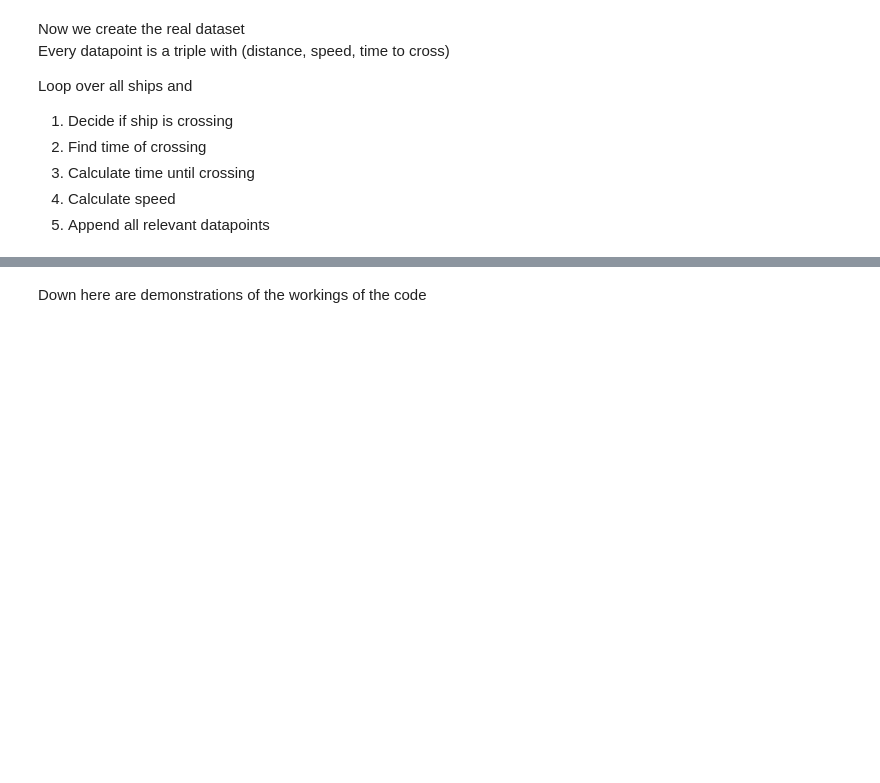
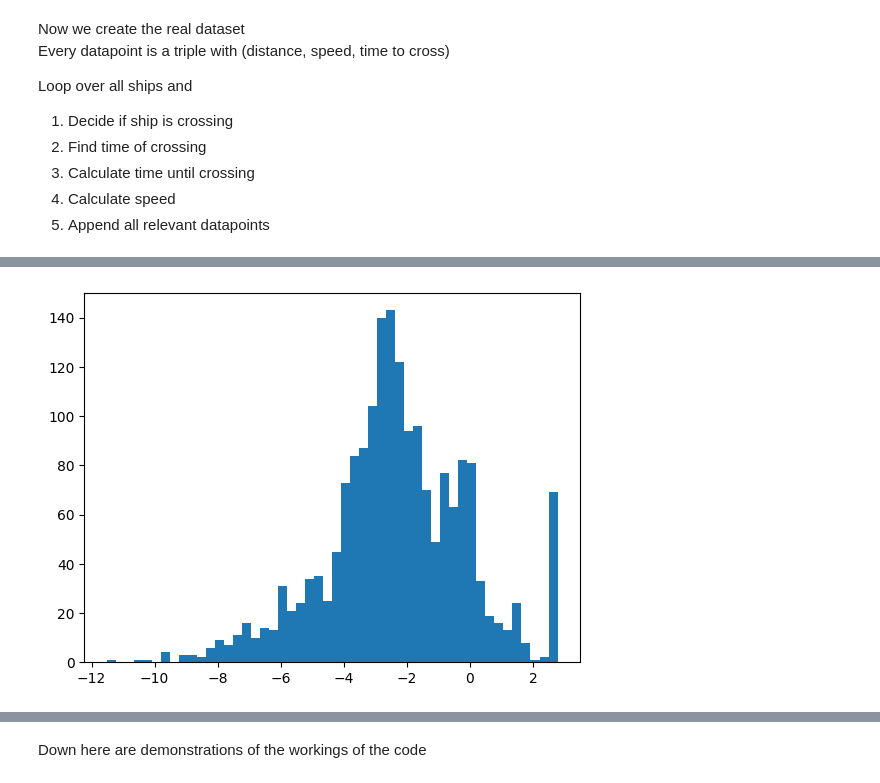
Before and after one commit to asgermik/AIS_project, a Jupyter notebook: First_model/Making_dataset.ipynb, the cells around one changed output, grey strips where cells are left out. Drawn from its saved outputs; the diff is of its cells as text; code cells hidden in the pictures; blank space fills up the shorter version.

```diff
--- a/First_model/Making_dataset.ipynb
+++ b/First_model/Making_dataset.ipynb
@@ -110,0 +187,6 @@ for MMSI in data_filter['MMSI'].unique():
+# %%
+#log visualisation
+logerror = np.log(np.abs(error))
+plt.hist(logerror, bins=50);
+# %% [output]
+[figure, added]
```
Also changed, not shown: parts of 13 cells of this notebook, 2 other files.
